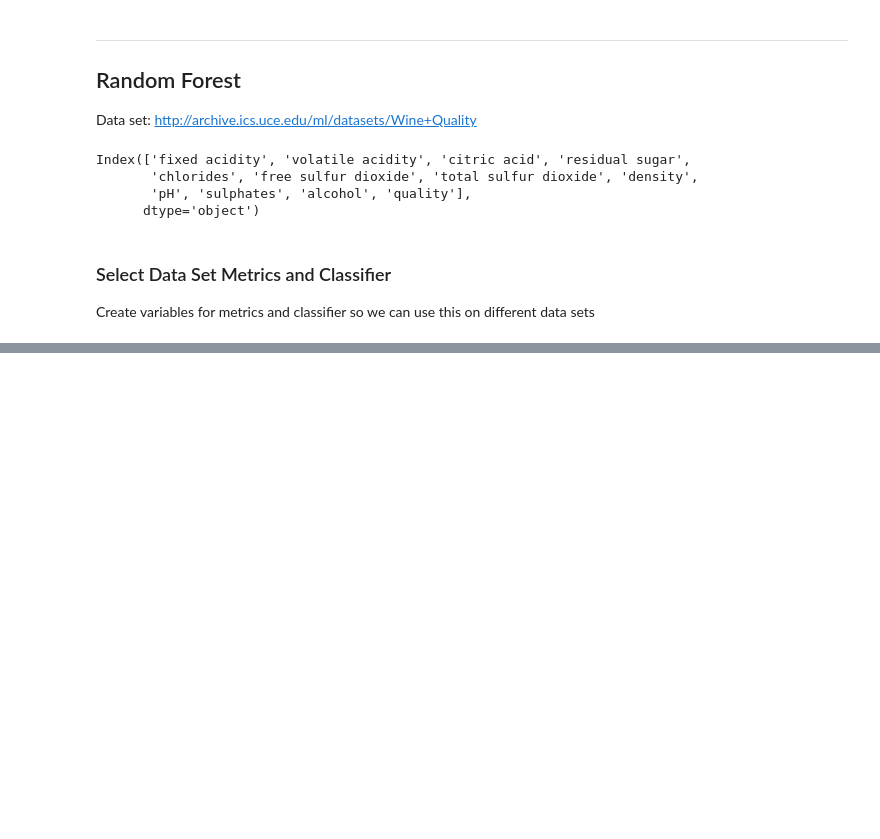
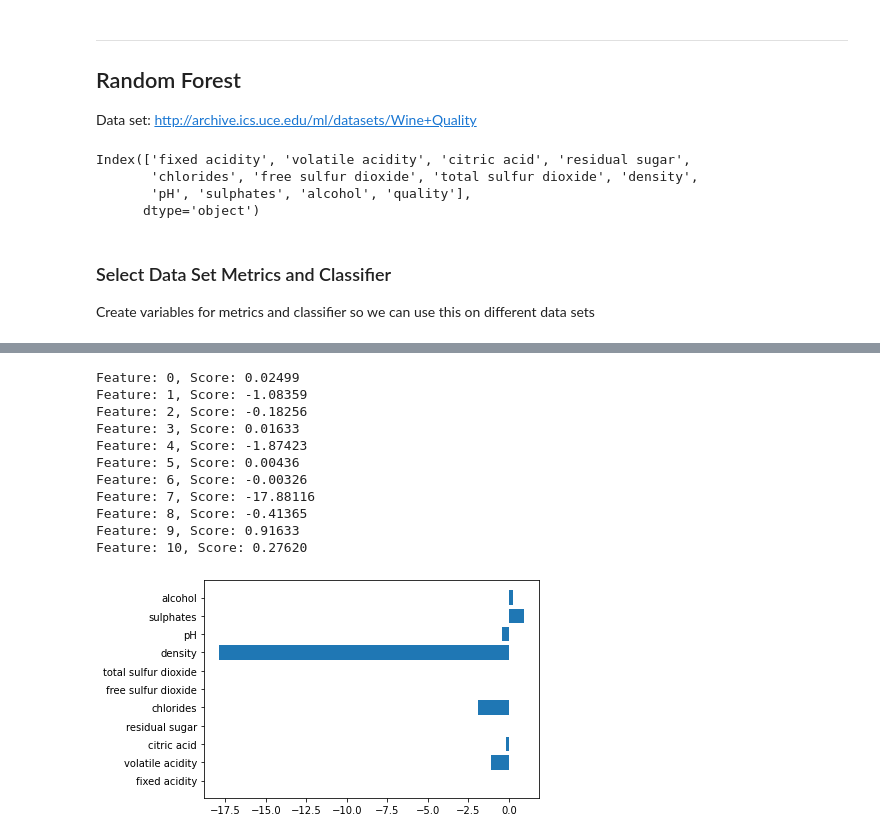
Before and after one commit to mattRicotta/ML-projects, a Jupyter notebook: RF.ipynb, the cells around one changed output, grey strips where cells are left out. Drawn from its saved outputs; the diff is of its cells as text; code cells hidden in the pictures; blank space fills up the shorter version.

```diff
--- a/RF.ipynb
+++ b/RF.ipynb
@@ -92,0 +104,32 @@ dtype: float64
+# %%
+# linear regression feature importance
+from sklearn.datasets import make_regression
+from sklearn.linear_model import LinearRegression
+from matplotlib import pyplot
+# define dataset
+#X, y = make_regression(n_samples=1000, n_features=12, n_informative=4, random_state=1)
+# define the model
+model = LinearRegression()
+# fit the model
+model.fit(X, y)
+# get importance
+importance = model.coef_
+# summarize feature importance
+for i,v in enumerate(importance):
+	print('Feature: %0d, Score: %.5f' % (i,v))
+# plot feature importance
+pyplot.barh(my_metrics, importance)
+pyplot.show()
+# %% [output]
+Feature: 0, Score: 0.02499
+Feature: 1, Score: -1.08359
+Feature: 2, Score: -0.18256
+Feature: 3, Score: 0.01633
+Feature: 4, Score: -1.87423
+Feature: 5, Score: 0.00436
+Feature: 6, Score: -0.00326
+Feature: 7, Score: -17.88116
+Feature: 8, Score: -0.41365
+Feature: 9, Score: 0.91633
+Feature: 10, Score: 0.27620
+[figure, added]
```
Also changed, not shown: parts of 11 cells of this notebook, 3 other files.
